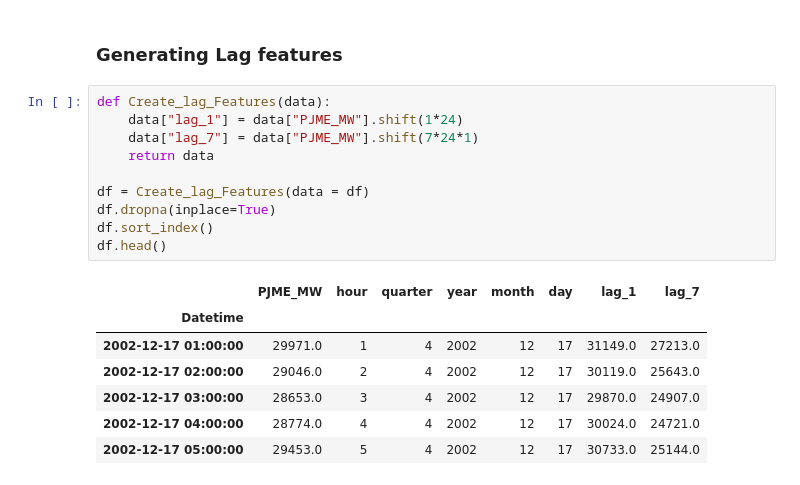
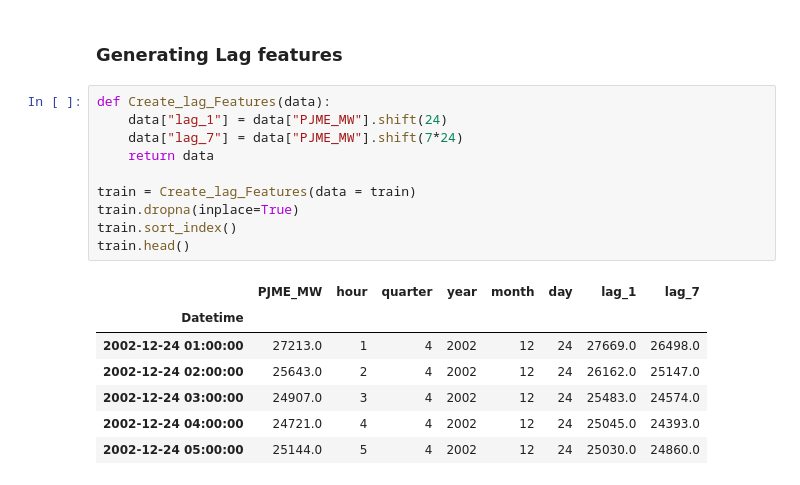
Before and after one commit to vishal-adithya/Timeseries-Power-Consumption, a Jupyter notebook: main.ipynb, the cells around one changed output. Drawn from its saved outputs; the diff is of its cells as text.

```diff
--- a/main.ipynb
+++ b/main.ipynb
@@ -85,19 +85,19 @@ plt.show()
 ### Generating Lag features
 # %%
 def Create_lag_Features(data):
-    data["lag_1"] = data["PJME_MW"].shift(1*24)
-    data["lag_7"] = data["PJME_MW"].shift(7*24*1)
+    data["lag_1"] = data["PJME_MW"].shift(24)
+    data["lag_7"] = data["PJME_MW"].shift(7*24)
     return data
 
-df = Create_lag_Features(data = df)
-df.dropna(inplace=True)
-df.sort_index()
-df.head()
+train = Create_lag_Features(data = train)
+train.dropna(inplace=True)
+train.sort_index()
+train.head()
 # %% [output]
 |  | PJME_MW | hour | quarter | year | month | day | lag_1 | lag_7 |
 | Datetime |  |  |  |  |  |  |  |  |
-| 2002-12-17 01:00:00 | 29971.0 | 1 | 4 | 2002 | 12 | 17 | 31149.0 | 27213.0 |
-| 2002-12-17 02:00:00 | 29046.0 | 2 | 4 | 2002 | 12 | 17 | 30119.0 | 25643.0 |
-| 2002-12-17 03:00:00 | 28653.0 | 3 | 4 | 2002 | 12 | 17 | 29870.0 | 24907.0 |
-| 2002-12-17 04:00:00 | 28774.0 | 4 | 4 | 2002 | 12 | 17 | 30024.0 | 24721.0 |
-| 2002-12-17 05:00:00 | 29453.0 | 5 | 4 | 2002 | 12 | 17 | 30733.0 | 25144.0 |
+| 2002-12-24 01:00:00 | 27213.0 | 1 | 4 | 2002 | 12 | 24 | 27669.0 | 26498.0 |
+| 2002-12-24 02:00:00 | 25643.0 | 2 | 4 | 2002 | 12 | 24 | 26162.0 | 25147.0 |
+| 2002-12-24 03:00:00 | 24907.0 | 3 | 4 | 2002 | 12 | 24 | 25483.0 | 24574.0 |
+| 2002-12-24 04:00:00 | 24721.0 | 4 | 4 | 2002 | 12 | 24 | 25045.0 | 24393.0 |
+| 2002-12-24 05:00:00 | 25144.0 | 5 | 4 | 2002 | 12 | 24 | 25030.0 | 24860.0 |
```
Also changed, not shown: parts of 7 cells of this notebook.
